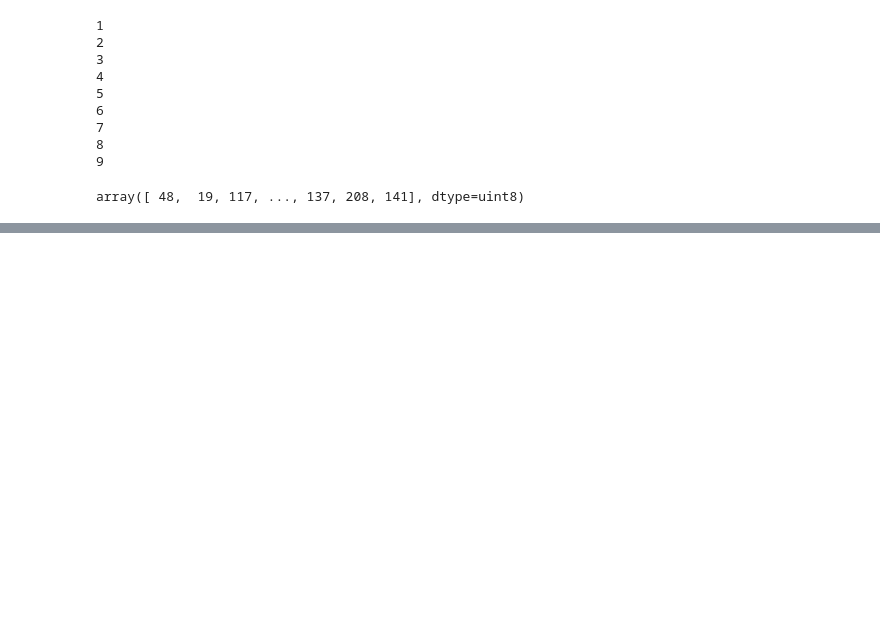
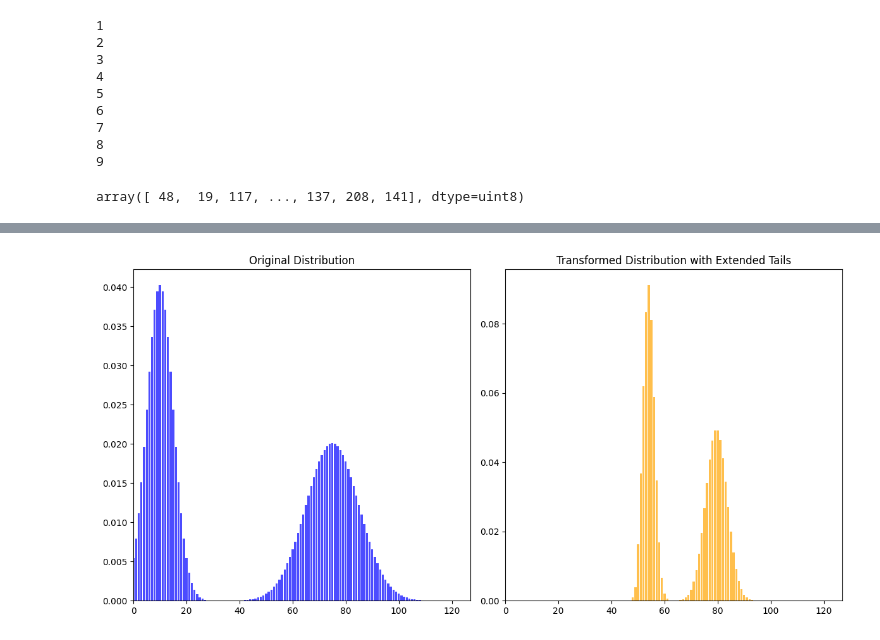
Before and after one commit to francisrmatt/llmcomp, a Jupyter notebook: play.ipynb, the cells around one changed output, grey strips where cells are left out. Cells and saved outputs as stored; diff of their text form; code cells hidden in the pictures; blank space fills up the shorter version.

```diff
--- a/play.ipynb
+++ b/play.ipynb
@@ -734,0 +804,67 @@ TypeError: _parse_args() takes from 1 to 3 positional arguments but 4 were given
+# %%
+import numpy as np
+import matplotlib.pyplot as plt
+from scipy.stats import norm
+
+def transform_distribution_with_extended_tails(original_distribution, a, b, sigma=1):
+    # Create a new array to hold the transformed probabilities
+    transformed_distribution = np.zeros(128)
+
+    # Calculate the mean of the original distribution
+    mu = np.dot(np.arange(128), original_distribution) / np.sum(original_distribution)
+
+    # Iterate over the original distribution
+    for x in range(128):
+        if original_distribution[x] > 0:
+            # Scale to the new range
+            y = (x / 127) * (b - a) + a
+
+            # Calculate the Gaussian kernel
+            kernel = norm.pdf(np.arange(128), loc=y, scale=sigma)
+
+            # Update the transformed distribution
+            transformed_distribution += original_distribution[x] * kernel
+
+    # Normalize the transformed distribution
+    transformed_distribution /= np.sum(transformed_distribution)
+
+    # Extend the tails naturally using Gaussian decay from the boundaries
+    for x in range(a):
+        transformed_distribution[x] = transformed_distribution[a] * norm.pdf(x, loc=a, scale=sigma)
+
+    for x in range(b + 1, 128):
+        transformed_distribution[x] = transformed_distribution[b] * norm.pdf(x, loc=b, scale=sigma)
+
+    # Normalize again to keep the total probability at 1
+    transformed_distribution /= np.sum(transformed_distribution)
+
+    return transformed_distribution
+
+# Example usage
+x = np.arange(128)
+original_distribution = norm.pdf(x = x, loc = 10, scale = 5) + norm.pdf(x = x, loc = 75, scale = 10)
+original_distribution /= np.sum(original_distribution)  # Normalize
+
+# Define new range
+new_a = 50
+new_b = 100
+
+# Transform the distribution with extended tails
+transformed_distribution_with_extended_tails = transform_distribution_with_extended_tails(original_distribution, new_a, new_b)
+
+# Plotting the original and transformed distributions
+plt.figure(figsize=(12, 6))
+plt.subplot(1, 2, 1)
+plt.bar(np.arange(128), original_distribution, color='blue', alpha=0.7)
+plt.title('Original Distribution')
+plt.xlim(0, 127)
+
+plt.subplot(1, 2, 2)
+plt.bar(np.arange(128), transformed_distribution_with_extended_tails, color='orange', alpha=0.7)
+plt.title('Transformed Distribution with Extended Tails')
+plt.xlim(0, 127)
+
+plt.tight_layout()
+plt.show()
+# %% [output]
+[figure, added]
```
Also changed, not shown: parts of 20 cells of this notebook, 18 other files.
